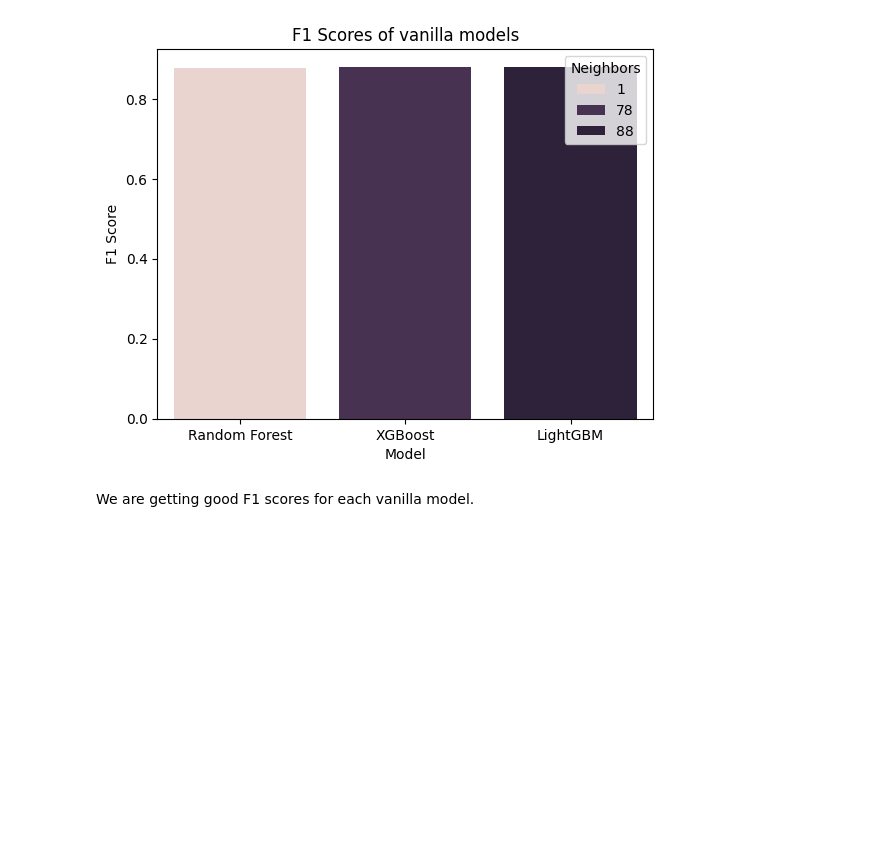
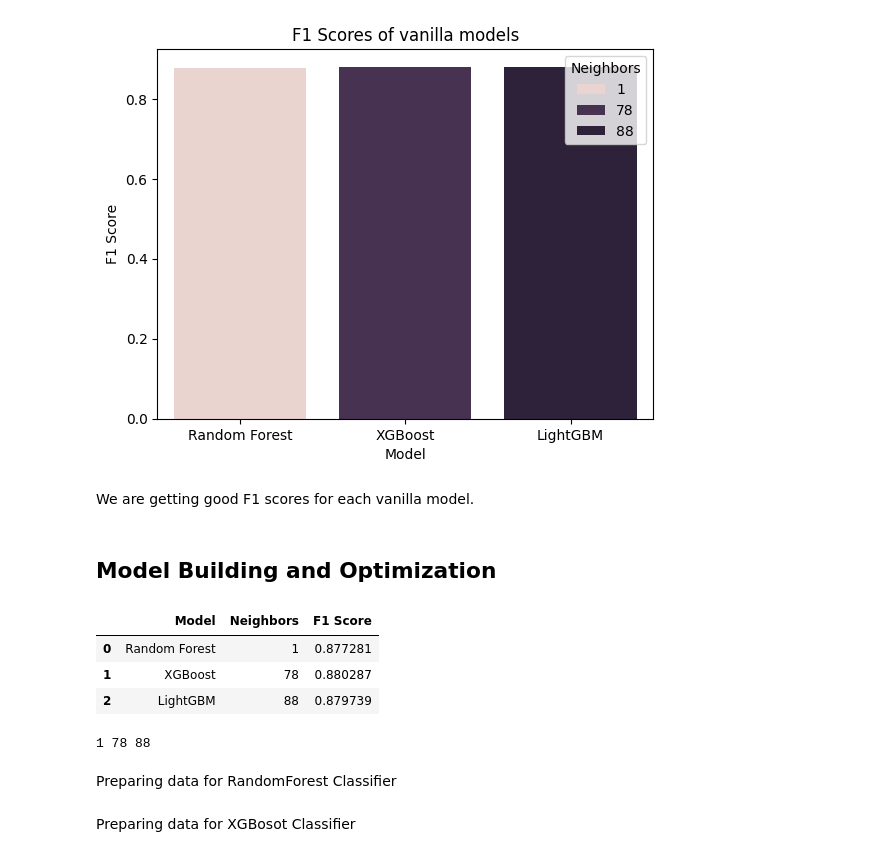
Before and after one commit to S84v/gst-analytics-hackathon, a Jupyter notebook: main.ipynb, the cells around one changed output. Cells and saved outputs as stored; diff of their text form; code cells hidden in the pictures; blank space fills up the shorter version.

Commit message:
Model building

```diff
--- a/main.ipynb
+++ b/main.ipynb
@@ -1263,3 +1263,22 @@ Text(0.5, 1.0, 'F1 Scores of vanilla models')
 [figure]
 # %% [markdown]
 We are getting good F1 scores for each vanilla model.
+# %% [markdown]
+## Model Building and Optimization
+# %%
+smote_f1_scores
+# %% [output]
+|  | Model | Neighbors | F1 Score |
+| 0 | Random Forest | 1 | 0.877281 |
+| 1 | XGBoost | 78 | 0.880287 |
+| 2 | LightGBM | 88 | 0.879739 |
+# %%
+rf_neighbors   = smote_f1_scores[smote_f1_scores['Model']=='Random Forest']['Neighbors'].values[0]
+xgb_neighbors  = smote_f1_scores[smote_f1_scores['Model']=='XGBoost']['Neighbors'].values[0]
+lgbm_neighbors = smote_f1_scores[smote_f1_scores['Model']=='LightGBM']['Neighbors'].values[0]
+
+print(rf_neighbors, xgb_neighbors, lgbm_neighbors)
+# %% [output]
+1 78 88
+# %% [markdown]
+Preparing data for RandomForest Classifier
@@ -1265,0 +1287,2 @@ We are getting good F1 scores for each vanilla model.
+# %% [markdown]
+Preparing data for XGBosot Classifier
```
Also changed, not shown: parts of 5 cells of this notebook.
